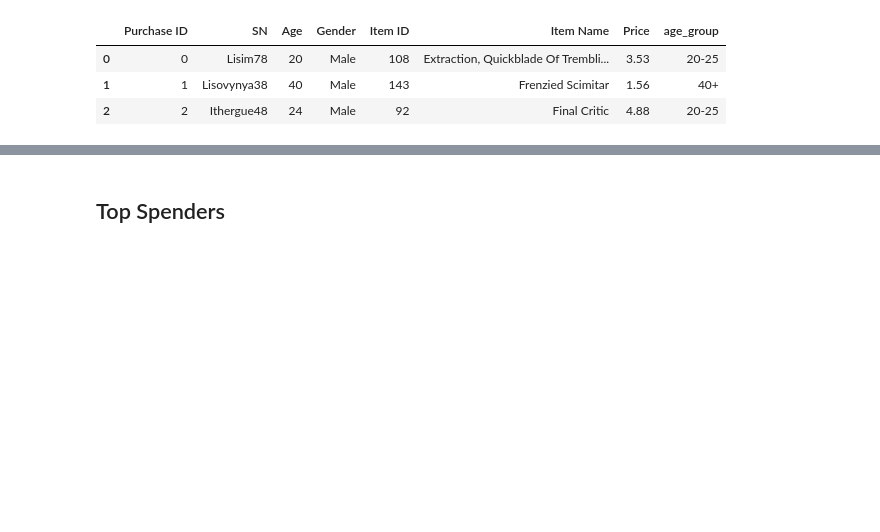
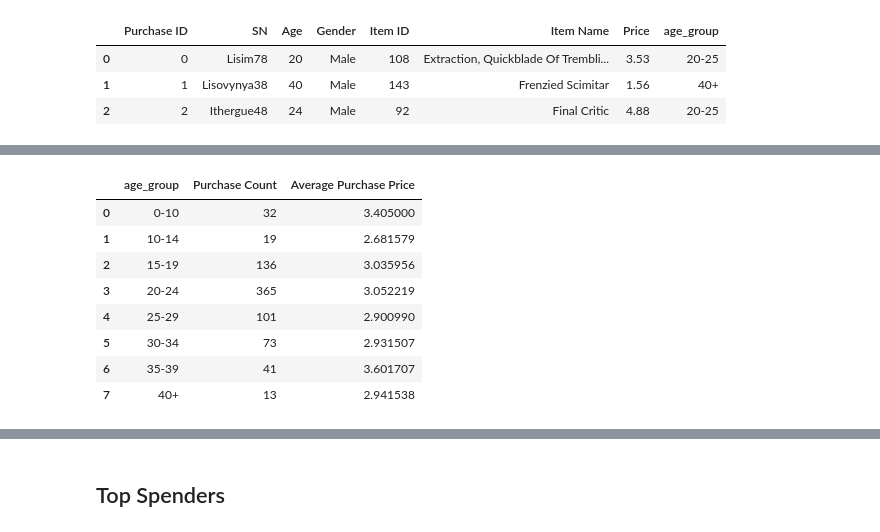
Before and after one commit to shahzina/HeroesOfPymoli, a Jupyter notebook: HeroesOfPymoli.ipynb, the cells around one changed output, grey strips where cells are left out. Cells and saved outputs as stored; diff of their text form; code cells hidden in the pictures; blank space fills up the shorter version.

```diff
--- a/HeroesOfPymoli.ipynb
+++ b/HeroesOfPymoli.ipynb
@@ -447,0 +455,13 @@ analysis_df.head()
+# %%
+output = pd.merge(pcount, app, how = 'outer', on = "age_group")
+output
+# %% [output]
+|  | age_group | Purchase Count | Average Purchase Price |
+| 0 | 0-10 | 32 | 3.405000 |
+| 1 | 10-14 | 19 | 2.681579 |
+| 2 | 15-19 | 136 | 3.035956 |
+| 3 | 20-24 | 365 | 3.052219 |
+| 4 | 25-29 | 101 | 2.900990 |
+| 5 | 30-34 | 73 | 2.931507 |
+| 6 | 35-39 | 41 | 3.601707 |
+| 7 | 40+ | 13 | 2.941538 |
```
Also changed, not shown: parts of 35 cells of this notebook.
